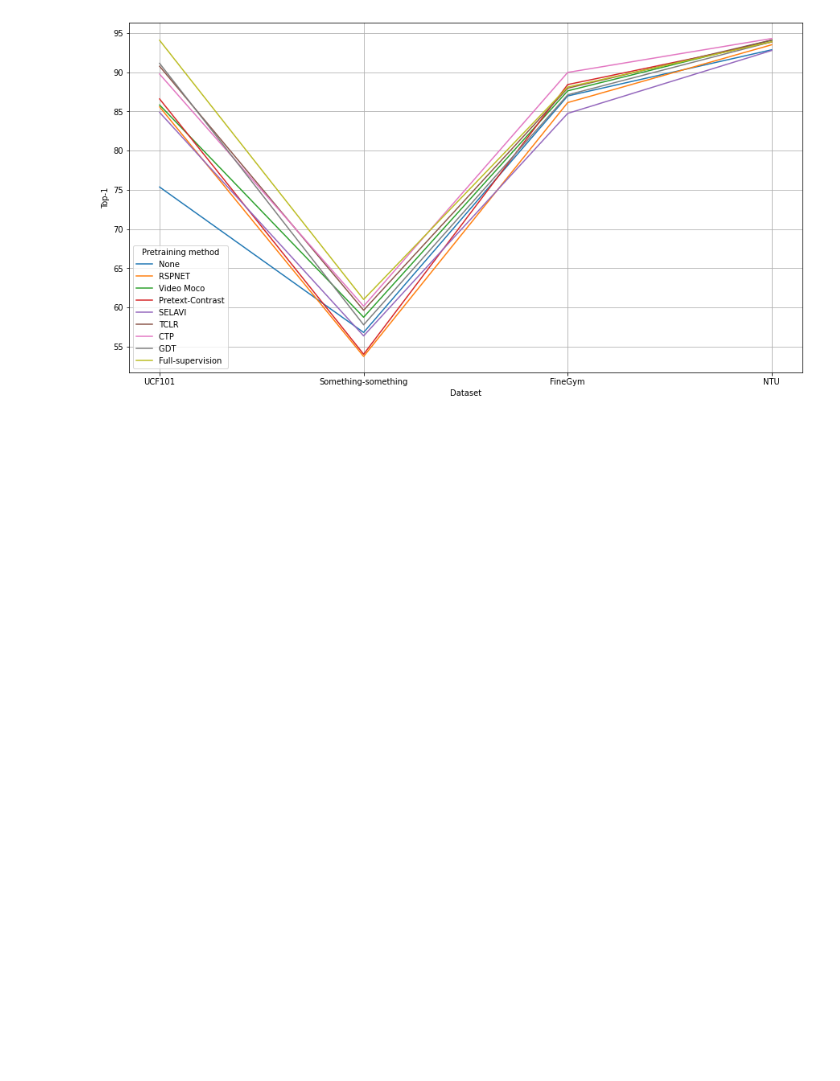
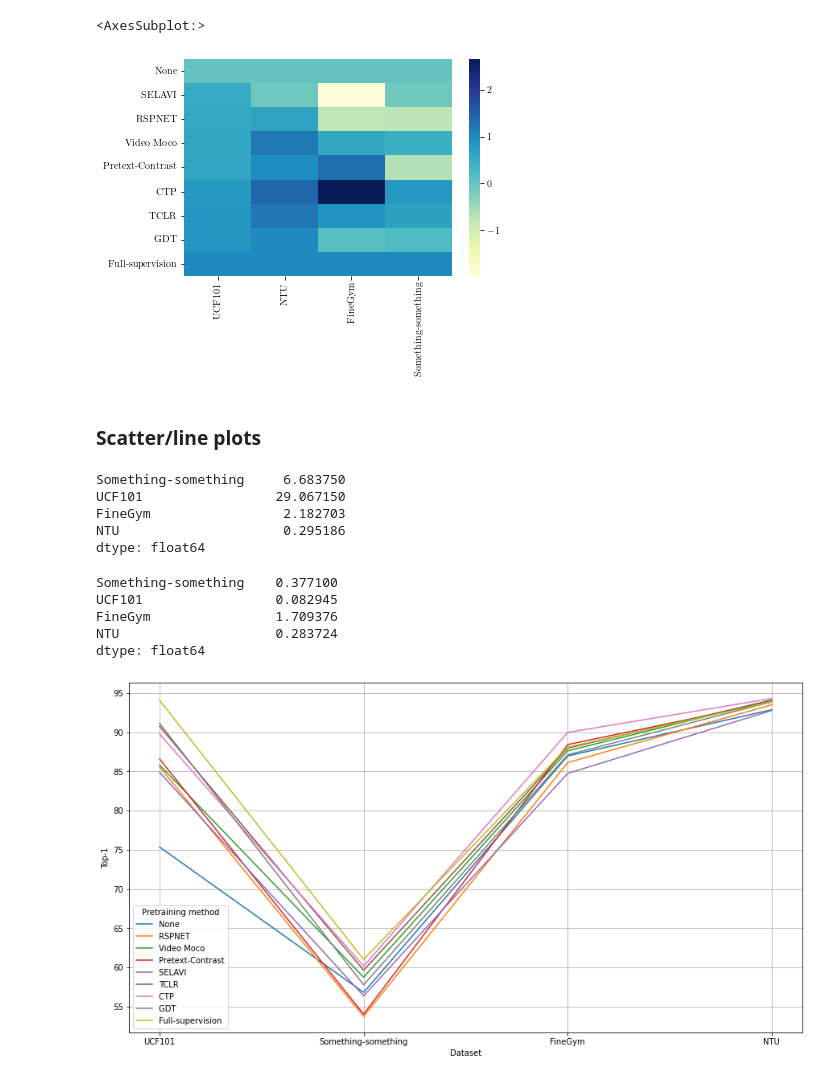
Before and after one commit to bpiyush/ViDA-SSL, a Jupyter notebook: misc/plotting/action_classification_results.ipynb, the cells around one changed output. Cells and saved outputs as stored; diff of their text form; code cells hidden in the pictures; blank space fills up the shorter version.

```diff
--- a/misc/plotting/action_classification_results.ipynb
+++ b/misc/plotting/action_classification_results.ipynb
@@ -98,3 +118,30 @@ df_flat
+# %%
+sorted_norm_df = norm_df.sort_values(by=["UCF101"], ascending=[True])
+# %%
+sorted_norm_df = sorted_norm_df[["UCF101", "NTU", "FineGym", "Something-something"]]
+# %%
+sns.heatmap(sorted_norm_df, cmap="YlGnBu")
+# %% [output]
+<AxesSubplot:>
+[figure, added]
+# %% [markdown]
+### Scatter/line plots
+# %%
+df.var()
+# %% [output]
+Something-something     6.683750
+UCF101                 29.067150
+FineGym                 2.182703
+NTU                     0.295186
+dtype: float64
+# %%
+norm_df.var()
+# %% [output]
+Something-something    0.377100
+UCF101                 0.082945
+FineGym                1.709376
+NTU                    0.283724
+dtype: float64
 # %%
 fig, ax =  plt.subplots(1, 1, figsize=(15, 8))
 sns.lineplot(data=df_flat, x="Dataset", y="Top-1", hue="Pretraining method", ax=ax)
```
Also changed, not shown: parts of 25 cells of this notebook.
